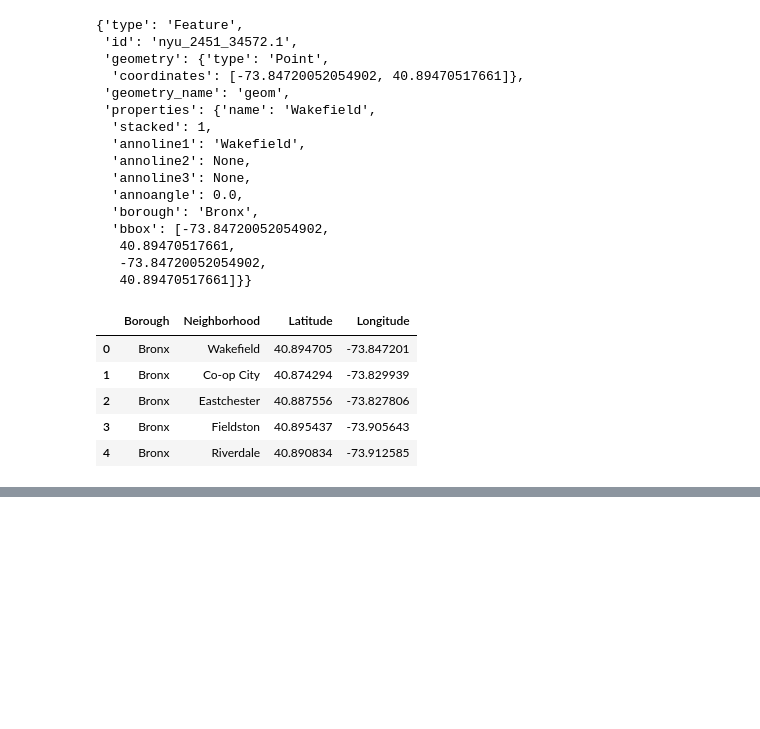
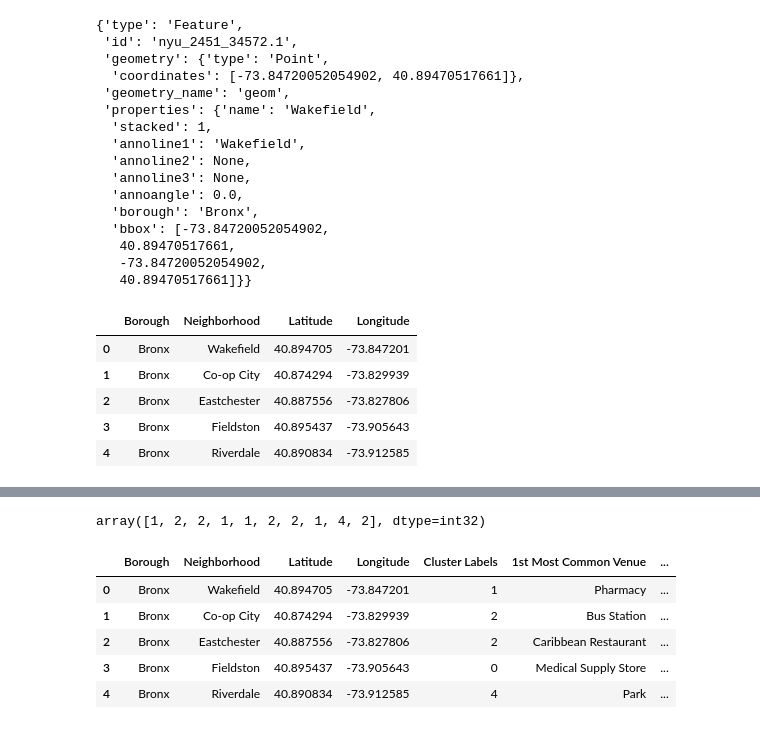
Before and after one commit to ImadLodhi/Coursera_Capstone, a Jupyter notebook: Caoursera Capstone week 2.ipynb, the cells around one changed output, grey strips where cells are left out. Drawn from its saved outputs; the diff is of its cells as text; code cells hidden in the pictures; blank space fills up the shorter version.

```diff
--- a/Caoursera Capstone week 2.ipynb
+++ b/Caoursera Capstone week 2.ipynb
@@ -106,0 +447,21 @@ neighborhoods.head()
+# %%
+num_top_venues = 10
+
+indicators = ['st', 'nd', 'rd']
+
+# create columns according to number of top venues
+columns = ['Neighborhood']
+for ind in np.arange(num_top_venues):
+    try:
+        columns.append('{}{} Most Common Venue'.format(ind+1, indicators[ind]))
+    except:
+        columns.append('{}th Most Common Venue'.format(ind+1))
+
+# create a new dataframe
+neighborhoods_venues_sorted = pd.DataFrame(columns=columns)
+neighborhoods_venues_sorted['Neighborhood'] = bronx_grouped['Neighborhood']
+
+for ind in np.arange(bronx_grouped.shape[0]):
+    neighborhoods_venues_sorted.iloc[ind, 1:] = return_most_common_venues(bronx_grouped.iloc[ind, :], num_top_venues)
+
+neighborhoods_venues_sorted.head()
@@ -106,0 +475,30 @@ neighborhoods.head()
+# %%
+# set number of clusters
+kclusters = 5
+
+bronx_grouped_clustering = bronx_grouped.drop('Neighborhood', 1)
+
+# run k-means clustering
+kmeans = KMeans(n_clusters=kclusters, random_state=0).fit(bronx_grouped_clustering)
+
+# check cluster labels generated for each row in the dataframe
+kmeans.labels_[0:10]
+# %% [output]
+array([1, 2, 2, 1, 1, 2, 2, 1, 4, 2], dtype=int32)
+# %%
+# add clustering labels
+neighborhoods_venues_sorted.insert(0, 'Cluster Labels', kmeans.labels_)
+
+bronx_merged = bronx_data
+
+# merge toronto_grouped with toronto_data to add latitude/longitude for each neighborhood
+bronx_merged = bronx_merged.join(neighborhoods_venues_sorted.set_index('Neighborhood'), on='Neighborhood')
+
+bronx_merged.head() # check the last columns!
+# %% [output]
+|  | Borough | Neighborhood | Latitude | Longitude | Cluster Labels | 1st Most Common Venue | ... |
+| 0 | Bronx | Wakefield | 40.894705 | -73.847201 | 1 | Pharmacy | ... |
+| 1 | Bronx | Co-op City | 40.874294 | -73.829939 | 2 | Bus Station | ... |
+| 2 | Bronx | Eastchester | 40.887556 | -73.827806 | 2 | Caribbean Restaurant | ... |
+| 3 | Bronx | Fieldston | 40.895437 | -73.905643 | 0 | Medical Supply Store | ... |
+| 4 | Bronx | Riverdale | 40.890834 | -73.912585 | 4 | Park | ... |
```
Also changed, not shown: parts of 29 cells of this notebook.
